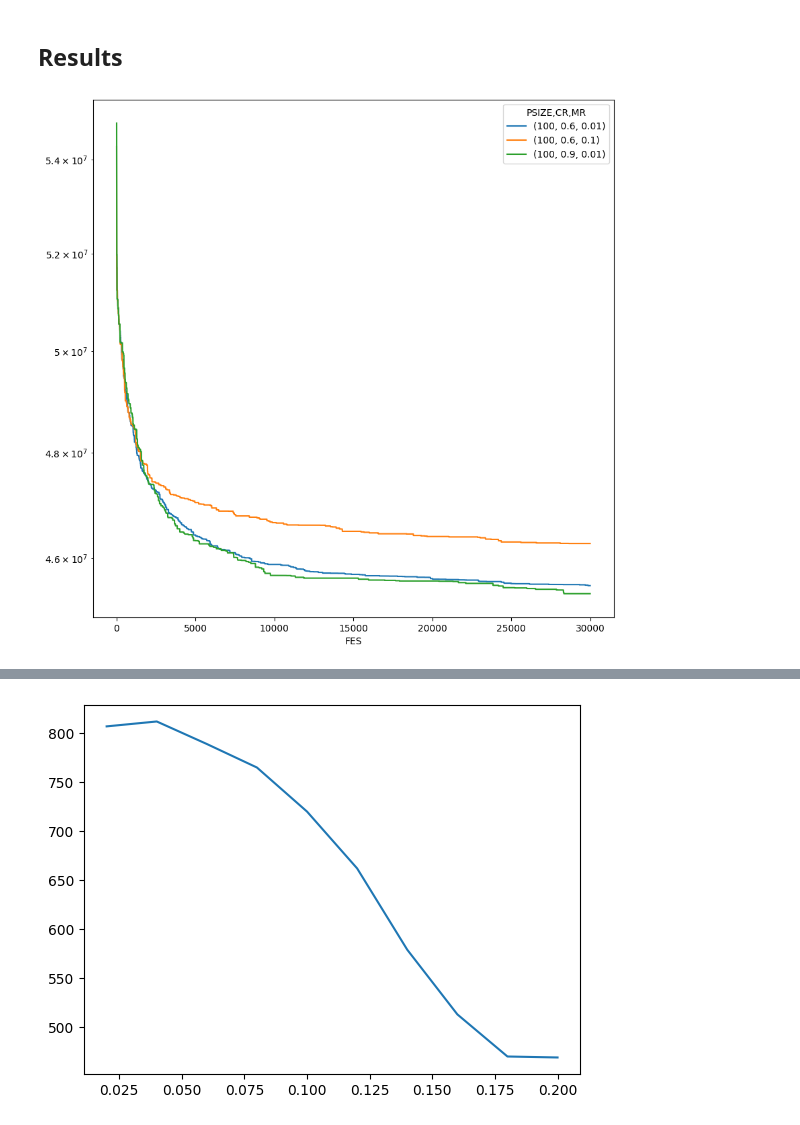
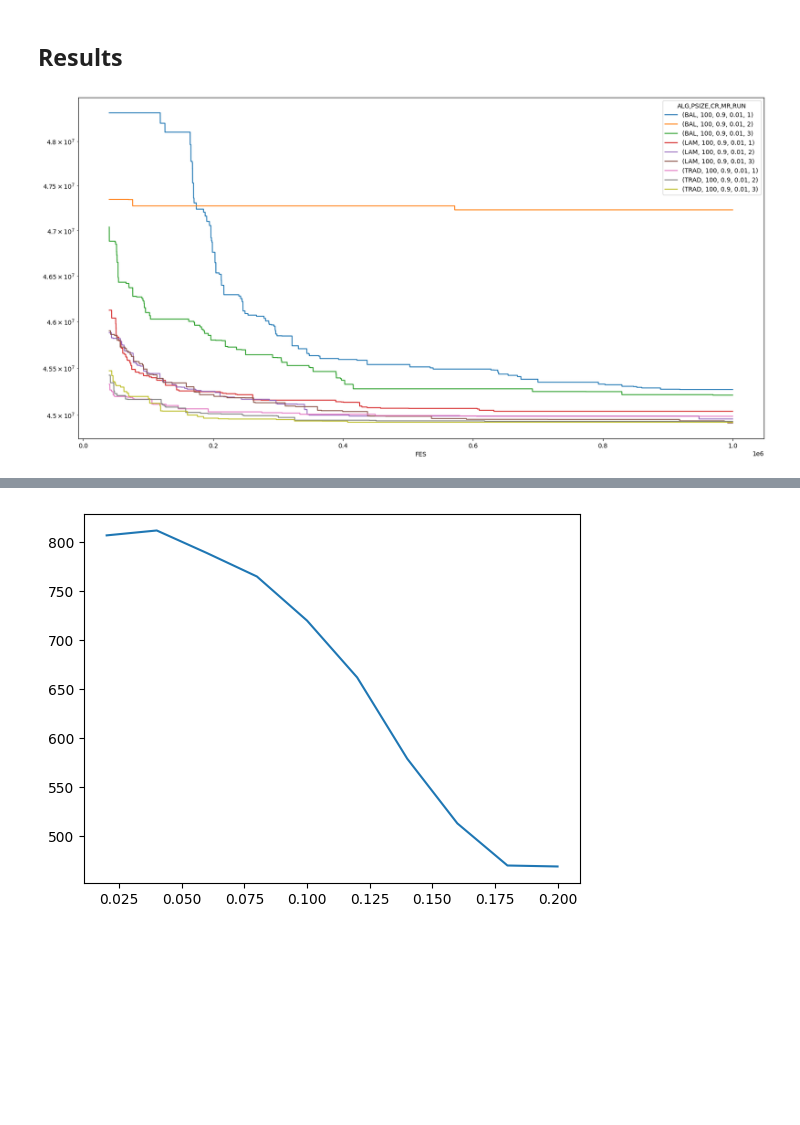
Before and after one commit to pnovoa/eapractci, a Jupyter notebook: report.ipynb, the cells around one changed output, grey strips where cells are left out. Drawn from its saved outputs; the diff is of its cells as text; code cells hidden in the pictures; blank space fills up the shorter version.

```diff
--- a/report.ipynb
+++ b/report.ipynb
@@ -31,10 +31,10 @@ def build_dataframe(who):
 df_evol = build_dataframe("evol")
 df_best = build_dataframe("best")
 # %%
-pd.pivot_table(df_evol[(df_evol["FES"] > 0) & (df_evol["FES"] < 30000)].reset_index(),
-               index='FES', columns=['PSIZE', 'CR', 'MR'], values='BFIT', aggfunc='mean'
-              ).plot(subplots=False, figsize=(10,10)).set_yscale("log")
+pd.pivot_table(df_evol[(df_evol["FES"] > 40000) & (df_evol["FES"] < 1000000)].reset_index(),
+               index='FES', columns=['ALG', 'PSIZE', 'CR', 'MR', 'RUN'], values='BFIT', aggfunc='min'
+              ).plot(subplots=False, figsize=(20,10)).set_yscale("log")
 # %% [output]
-[figure, old version]
+[figure, new version]
 # %%
 import numpy as np
```
Also changed, not shown: parts of 2 cells of this notebook, 1 other file.
